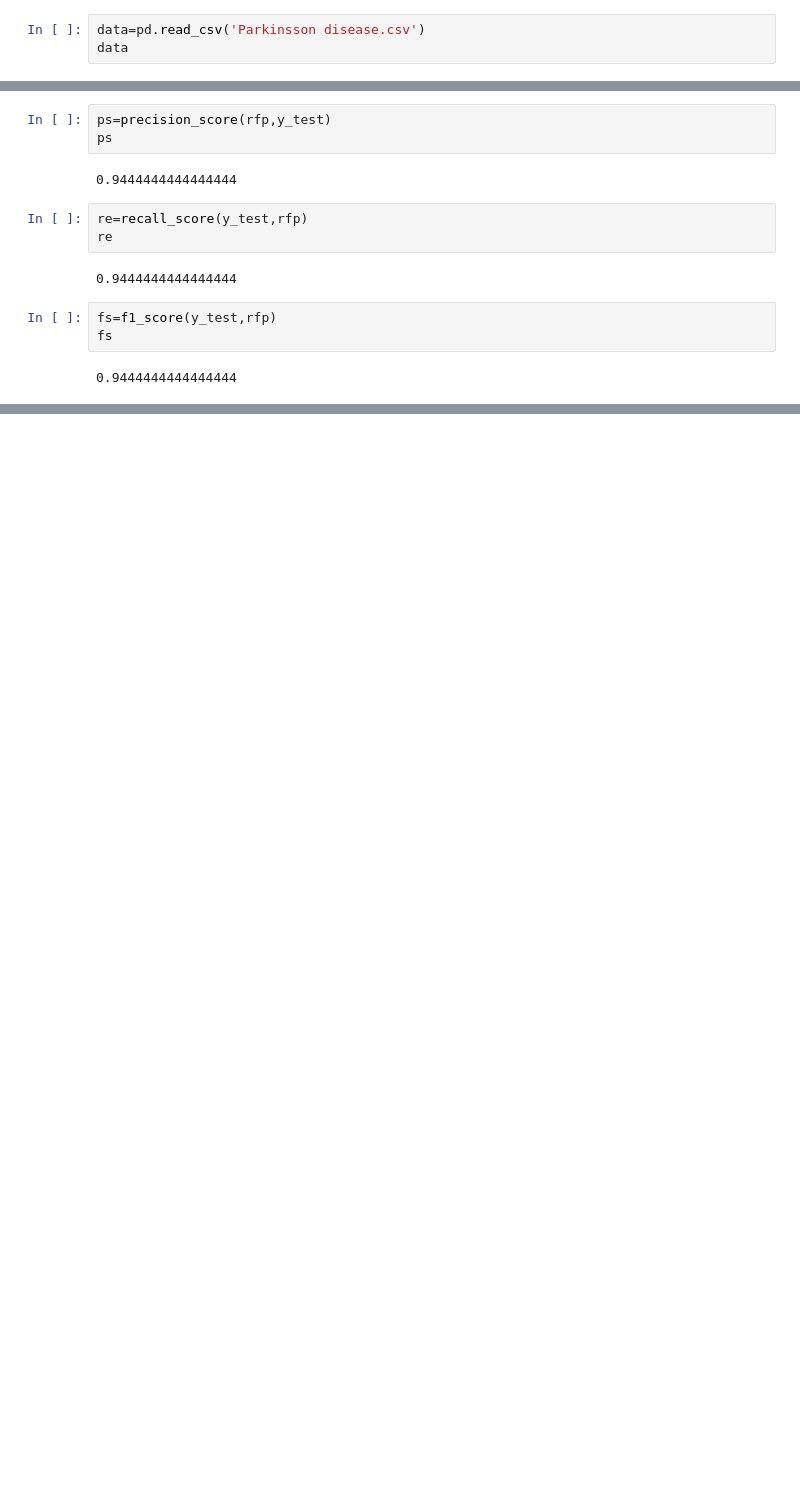
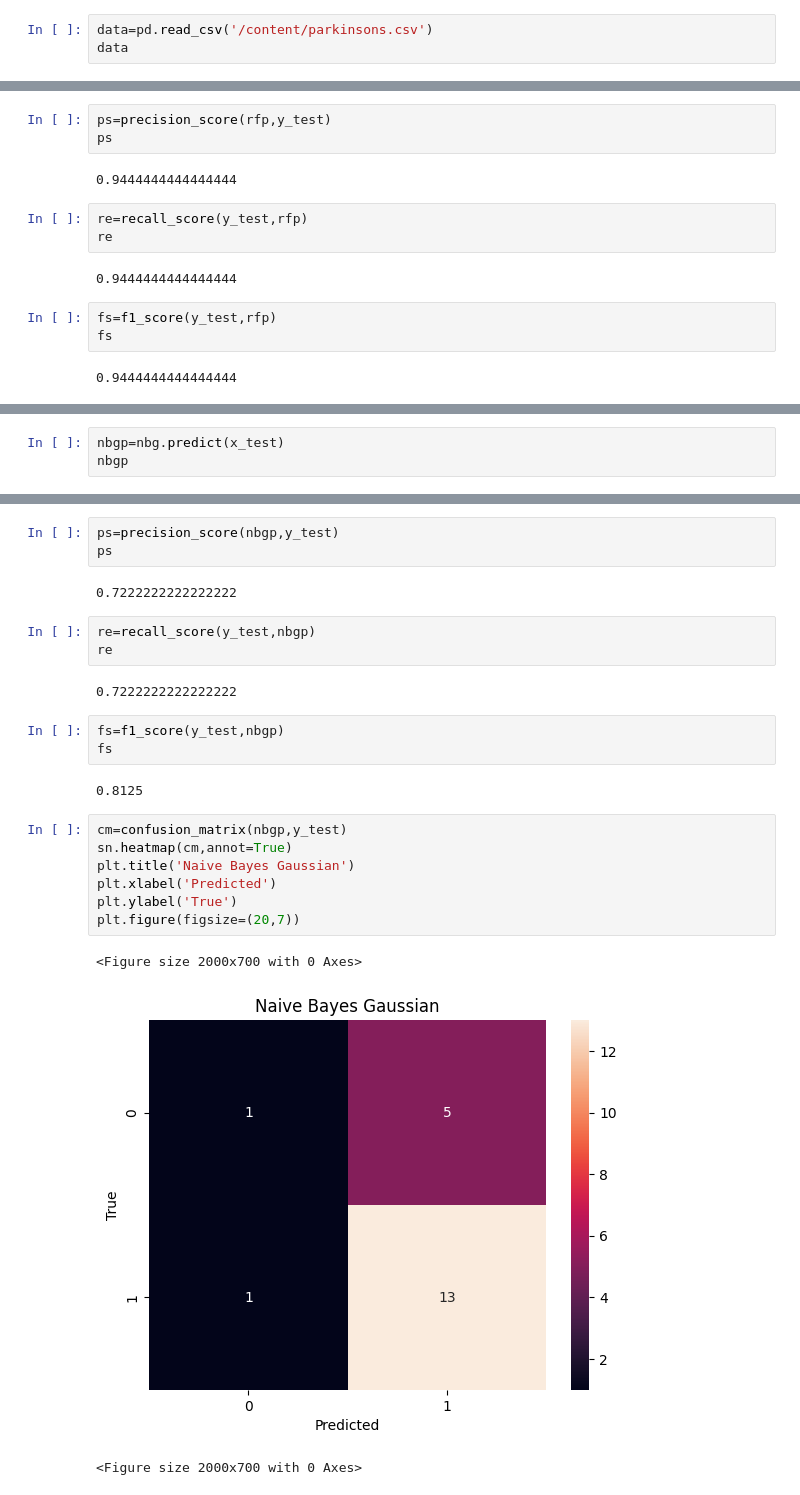
Before and after one commit to vipinv69/Parkinsons-Disease-Prediction, a Jupyter notebook: Parkinson_Prediction_Project_IPCS.ipynb, the cells around one changed output, grey strips where cells are left out. Cells and saved outputs as stored; diff of their text form; blank space fills up the shorter version.

```diff
--- a/Parkinson_Prediction_Project_IPCS.ipynb
+++ b/Parkinson_Prediction_Project_IPCS.ipynb
@@ -17,7 +17,7 @@ from sklearn.metrics import precision_score
 from sklearn.metrics import recall_score
 from sklearn.metrics import f1_score
 # %%
-data=pd.read_csv('Parkinsson disease.csv')
+data=pd.read_csv('/content/parkinsons.csv')
 data
 # %% [output]
 |  | name | MDVP:Fo(Hz) | MDVP:Fhi(Hz) | MDVP:Flo(Hz) | MDVP:Jitter(%) | MDVP:Jitter(Abs) | MDVP:RAP | ... |
@@ -378,0 +378,3 @@ nbg.fit(x_train,y_train)
+# %%
+nbgp=nbg.predict(x_test)
+nbgp
@@ -378,0 +388,26 @@ nbg.fit(x_train,y_train)
+# %%
+ps=precision_score(nbgp,y_test)
+ps
+# %% [output]
+0.7222222222222222
+# %%
+re=recall_score(y_test,nbgp)
+re
+# %% [output]
+0.7222222222222222
+# %%
+fs=f1_score(y_test,nbgp)
+fs
+# %% [output]
+0.8125
+# %%
+cm=confusion_matrix(nbgp,y_test)
+sn.heatmap(cm,annot=True)
+plt.title('Naive Bayes Gaussian')
+plt.xlabel('Predicted')
+plt.ylabel('True')
+plt.figure(figsize=(20,7))
+# %% [output]
+<Figure size 2000x700 with 0 Axes>
+[figure, added]
+<Figure size 2000x700 with 0 Axes>
```
Also changed, not shown: parts of 48 cells of this notebook.
